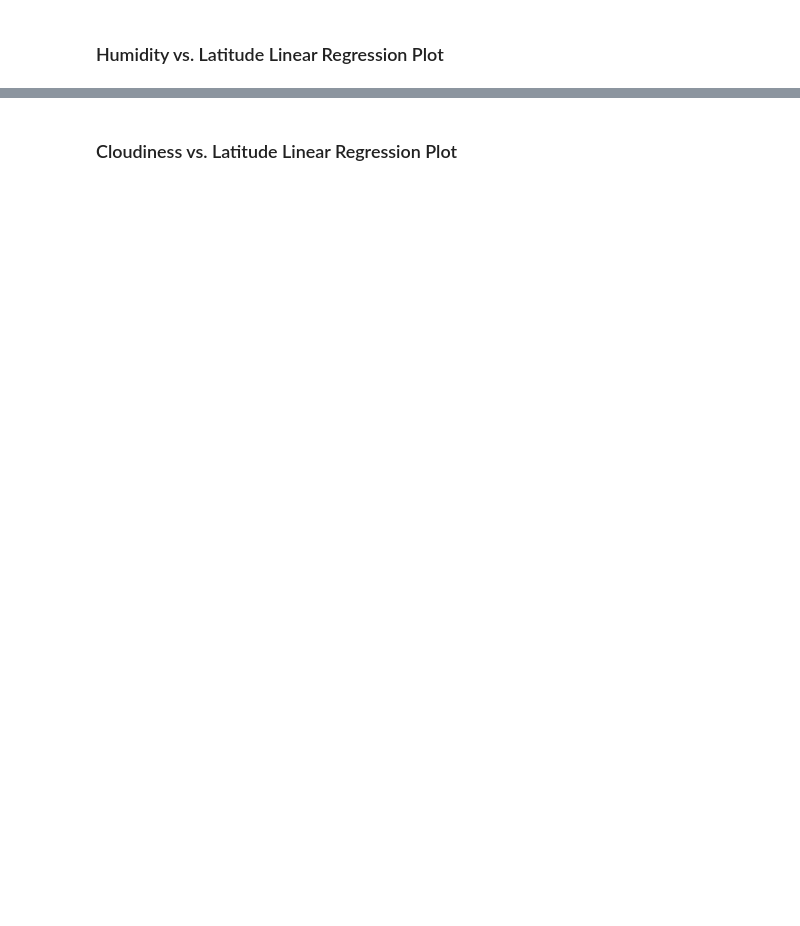
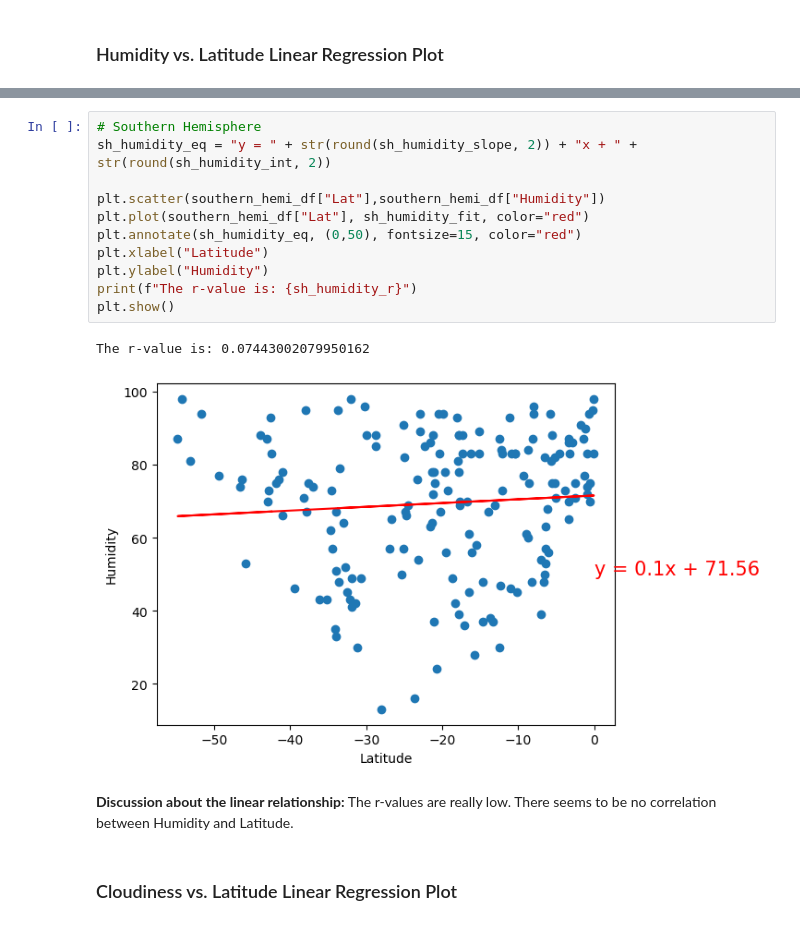
Before and after one commit to schuttlerc/python-api-challenge, a Jupyter notebook: starter_code/WeatherPy.ipynb, the cells around one changed output, grey strips where cells are left out. Saved outputs shown, nothing was run; the diff lists cells and outputs as text; blank space fills up the shorter version.

```diff
--- a/starter_code/WeatherPy.ipynb
+++ b/starter_code/WeatherPy.ipynb
@@ -341,2 +360,18 @@ The r-value is: 0.0002808747046324607
+# %%
+# Southern Hemisphere
+sh_humidity_eq = "y = " + str(round(sh_humidity_slope, 2)) + "x + " + str(round(sh_humidity_int, 2))
+
+plt.scatter(southern_hemi_df["Lat"],southern_hemi_df["Humidity"])
+plt.plot(southern_hemi_df["Lat"], sh_humidity_fit, color="red")
+plt.annotate(sh_humidity_eq, (0,50), fontsize=15, color="red")
+plt.xlabel("Latitude")
+plt.ylabel("Humidity")
+print(f"The r-value is: {sh_humidity_r}")
+plt.show()
+# %% [output]
+The r-value is: 0.07443002079950162
+[figure, added]
+# %% [markdown]
+**Discussion about the linear relationship:** The r-values are really low. There seems to be no correlation between Humidity and Latitude.
 # %% [markdown]
 ### Cloudiness vs. Latitude Linear Regression Plot
```
Also changed, not shown: parts of 37 cells of this notebook, 6 other files.
